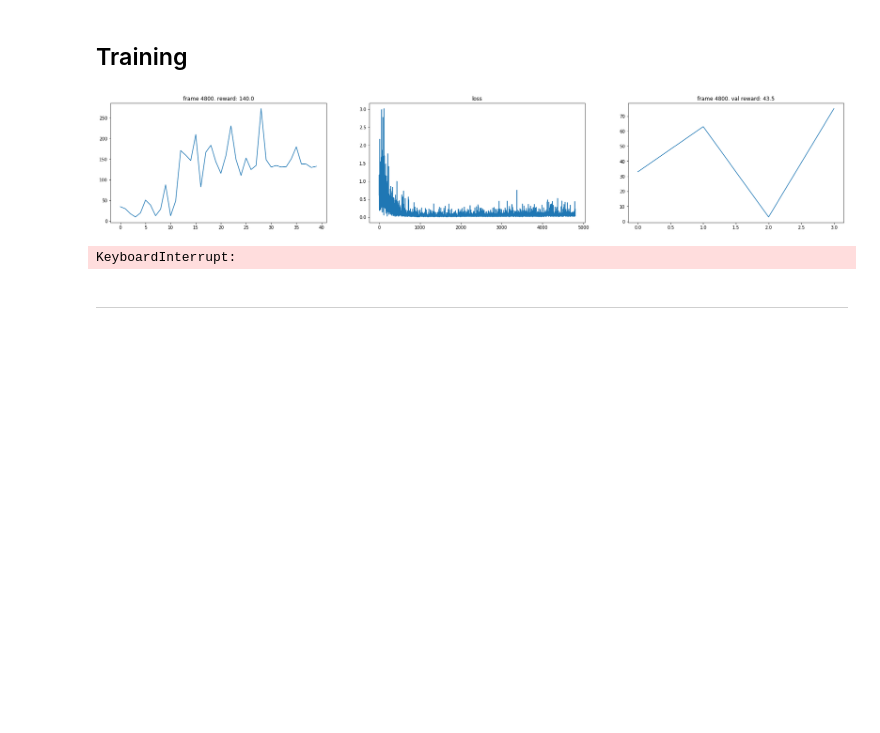
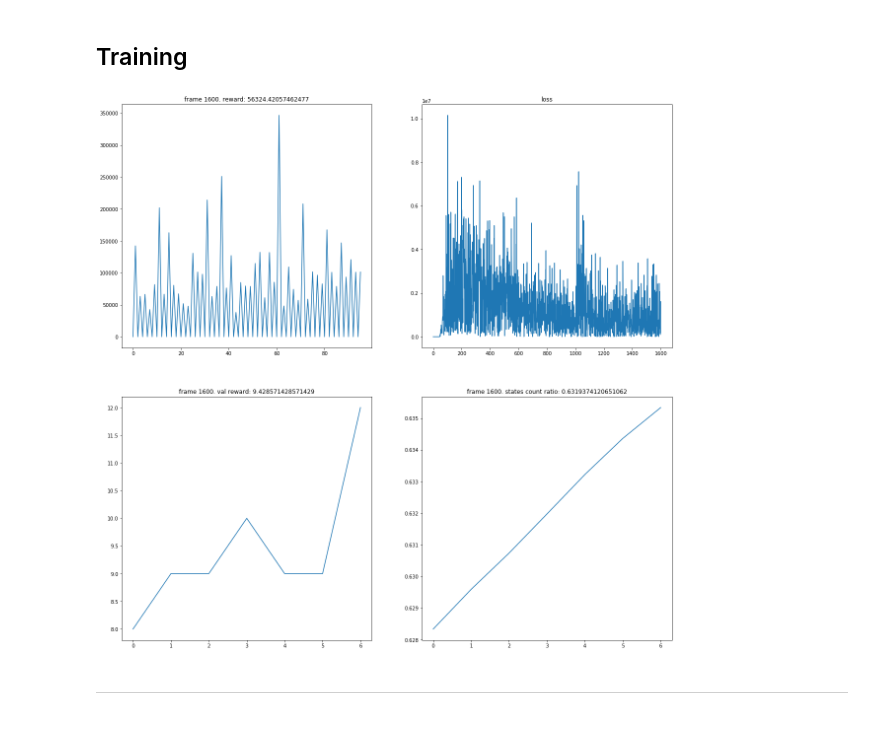
Before and after one commit to behzadhaghgoo/cs379c-project, a Jupyter notebook: 4.prioritized dqn.ipynb, the cells around one changed output. Cells and saved outputs as stored; diff of their text form; code cells hidden in the pictures; blank space fills up the shorter version.

Commit message:
plot state count ratio

```diff
--- a/4.prioritized dqn.ipynb
+++ b/4.prioritized dqn.ipynb
@@ -192,18 +196,21 @@ def compute_td_loss(batch_size, beta):
 
     return loss
 # %%
-def plot(frame_idx, rewards, losses, val_rewards):
+def plot(frame_idx, rewards, losses, val_rewards, states_count_ratios):
     clear_output(True)
-    plt.figure(figsize=(30,5))
-    plt.subplot(131)
+    plt.figure(figsize=(20,20))
+    plt.subplot(221)
     plt.title('frame %s. reward: %s' % (frame_idx, np.mean(rewards[-10:])))
     plt.plot(rewards)
-    plt.subplot(132)
+    plt.subplot(222)
     plt.title('loss')
     plt.plot(losses)
-    plt.subplot(133)
+    plt.subplot(223)
     plt.title('frame %s. val reward: %s' % (frame_idx, np.mean(val_rewards[-10:])))
     plt.plot(val_rewards)
+    plt.subplot(224)
+    plt.title('frame %s. states count ratio: %s' % (frame_idx, np.mean(states_count_ratios[-10:])))
+    plt.plot(states_count_ratios)
     plt.show()
 # %% [markdown]
 <h2>Training</h2>
@@ -211,19 +218,22 @@ def plot(frame_idx, rewards, losses, val_rewards):
 def test():
     epsilon = 0
     episode_reward = 0
+    noisyGame = False
     state = val_env.reset()
+    state = np.append(state, float(noisyGame))
     with torch.no_grad():
         while True:
             action = current_model.act(state, epsilon)
             if action != int(action):
                 action = action.numpy()[0]
 
-            next_state, reward, done, _ = env.step(action)
+            next_state, reward, done, _ = val_env.step(action)
+            next_state = np.append(next_state, float(noisyGame))
             state = next_state
             episode_reward += reward
 
             if done:
-                state = env.reset()
+                #state = env.reset()
                 return episode_reward
 # %%
 num_frames = 10000
@@ -231,43 +241,54 @@ batch_size = 32
 gamma      = 0.99
 
 losses = []
 all_rewards = []
 validation_rewards = []
+states_count_ratios = []
 episode_reward = 0
 
+noisyGame = False
 state = env.reset()
+state = np.append(state, float(noisyGame))
+
+eps = .8
 for frame_idx in range(1, num_frames + 1):
     epsilon = epsilon_by_frame(frame_idx)
-    action = current_model.act(state, epsilon)
-    if action != int(action):
-        action = action.numpy()[0]
-
-    next_state, reward, done, _ = env.step(action)
-    replay_buffer.push(state, action, reward, next_state, done)
+    original_action = current_model.act(state, epsilon)
+    if noisyGame and random.uniform(0,1) < eps:
+        actual_action = random.randint(0, 1)
+    else:
+        actual_action = original_action
+    next_state, reward, done, _ = env.step(actual_action)
+    if noisyGame:
+        reward += random.uniform(0, 10000)
+    next_state = np.append(next_state, float(noisyGame))
+    replay_buffer.push(state, original_action, reward, next_state, done)
 
     state = next_state
     episode_reward += reward
 
     if done:
-        #print("state counts: {}".format(replay_buffer.states_count))
+        noisyGame = 1-noisyGame
         state = env.reset()
+        state = np.append(state, float(noisyGame))
         all_rewards.append(episode_reward)
         episode_reward = 0
+        #print("states count: {}".format(replay_buffer.states_count))
 
     if len(replay_buffer) > batch_size:
         beta = beta_by_frame(frame_idx)
         loss = compute_td_loss(batch_size, beta)
         losses.append(loss.data.tolist())
 
     if frame_idx % 200 == 0:
-        plot(frame_idx, all_rewards, losses, validation_rewards)
+        plot(frame_idx, all_rewards, losses, validation_rewards, states_count_ratios)
         validation_rewards.append(test())
+        states_count_ratios.append(float(replay_buffer.states_count[1]) / (float(replay_buffer.states_count[1])  + float(replay_buffer.states_count[0])))
 
     if frame_idx % 1000 == 0:
         update_target(current_model, target_model)
 # %% [output]
-[figure, old version]
+[figure, new version]
-KeyboardInterrupt:
 # %% [markdown]
 <p><hr></p>
 # %% [markdown]
```
Also changed, not shown: parts of 3 cells of this notebook.
